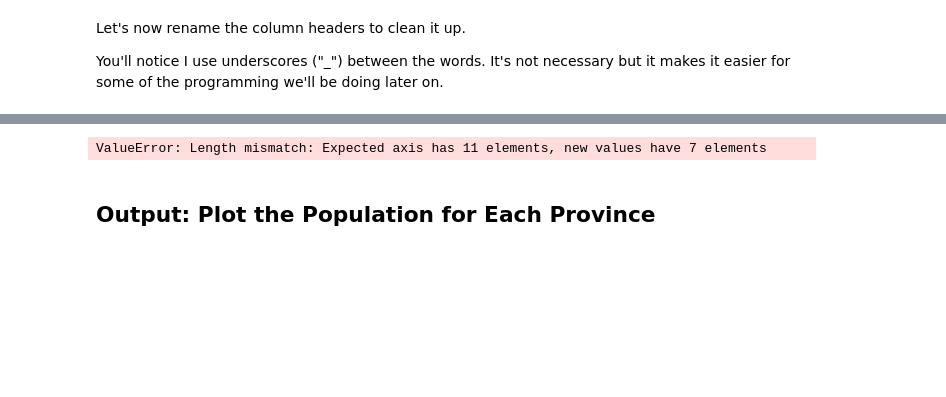
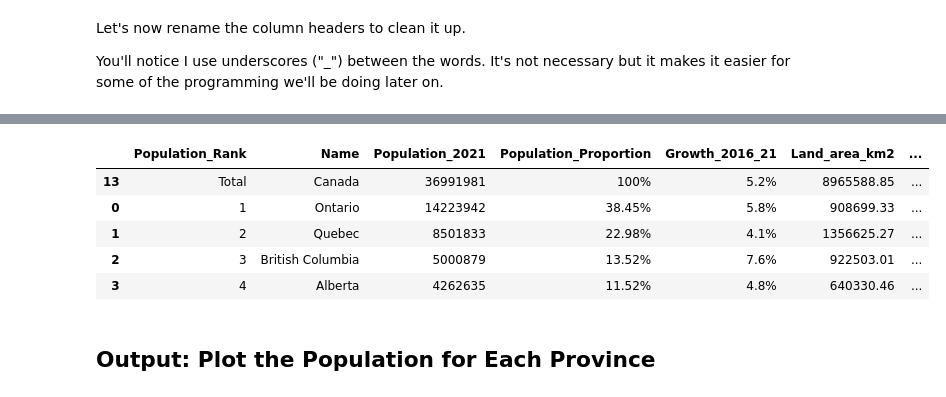
Before and after one commit to pbeens/Data-Analysis, a Jupyter notebook: Wikipedia/Canadian-Population-Barchart.ipynb, the cells around one changed output, grey strips where cells are left out. Saved outputs shown, nothing was run; the diff lists cells and outputs as text; code cells hidden in the pictures; blank space fills up the shorter version.

Commit message:
Renamed file

```diff
--- a/Wikipedia/Canadian-Population-Barchart-DRAFT.ipynb
+++ b/Wikipedia/Canadian-Population-Barchart.ipynb
@@ -128,13 +174,18 @@ display(df.head())
 # %%
-# Rename the columns and drop the last row
-df.columns = ["Name", "Population", "Growth", "Area", "Density", "House", "Senate"]
-df = df.drop(14) # The last row is the total for Canada
+#TODO Delete the columns we don't need
+
+# df = df.drop(14) # The last row is the total for Canada
 
 # Sort the data by name alphabetically
-df = df.sort_values(by="Name")
+df = df.sort_values(by="Population_2021", ascending=False)
 df.head()
 # %% [output]
-ValueError: Length mismatch: Expected axis has 11 elements, new values have 7 elements
+|  | Population_Rank | Name | Population_2021 | Population_Proportion | Growth_2016_21 | Land_area_km2 | ... |
+| 13 | Total | Canada | 36991981 | 100% | 5.2% | 8965588.85 | ... |
+| 0 | 1 | Ontario | 14223942 | 38.45% | 5.8% | 908699.33 | ... |
+| 1 | 2 | Quebec | 8501833 | 22.98% | 4.1% | 1356625.27 | ... |
+| 2 | 3 | British Columbia | 5000879 | 13.52% | 7.6% | 922503.01 | ... |
+| 3 | 4 | Alberta | 4262635 | 11.52% | 4.8% | 640330.46 | ... |
 # %% [markdown]
 ## Output: Plot the Population for Each Province
 # %%
```
Also changed, not shown: parts of 8 cells of this notebook.
